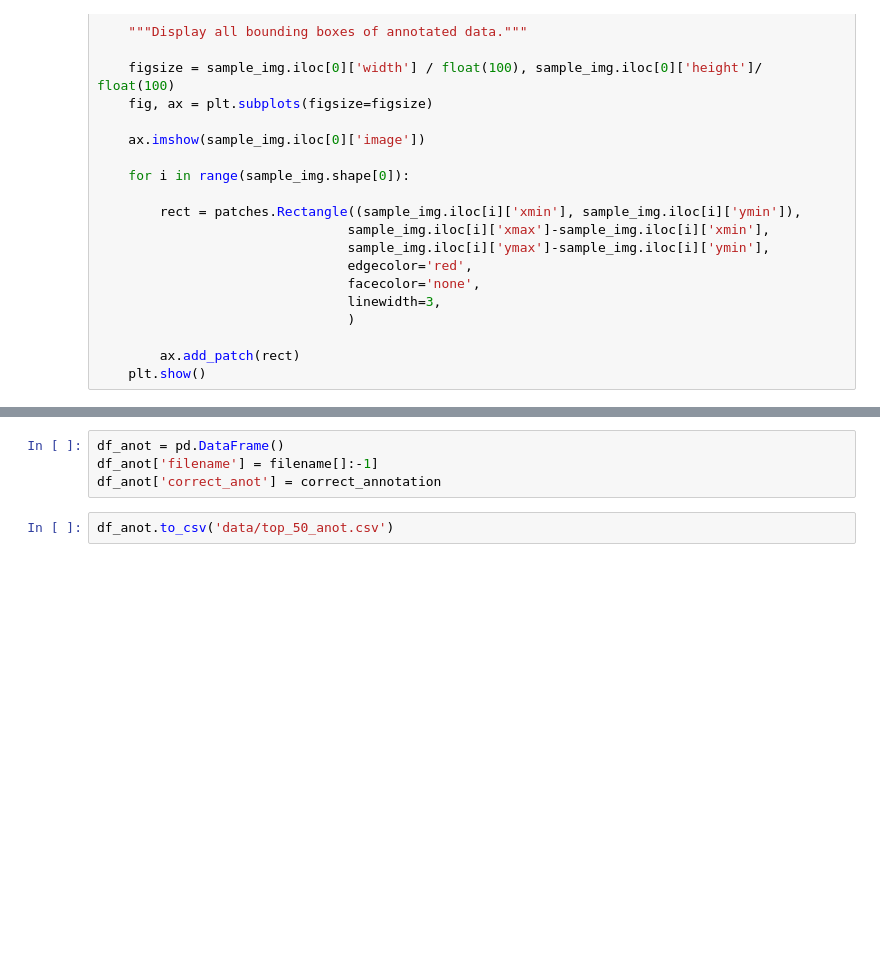
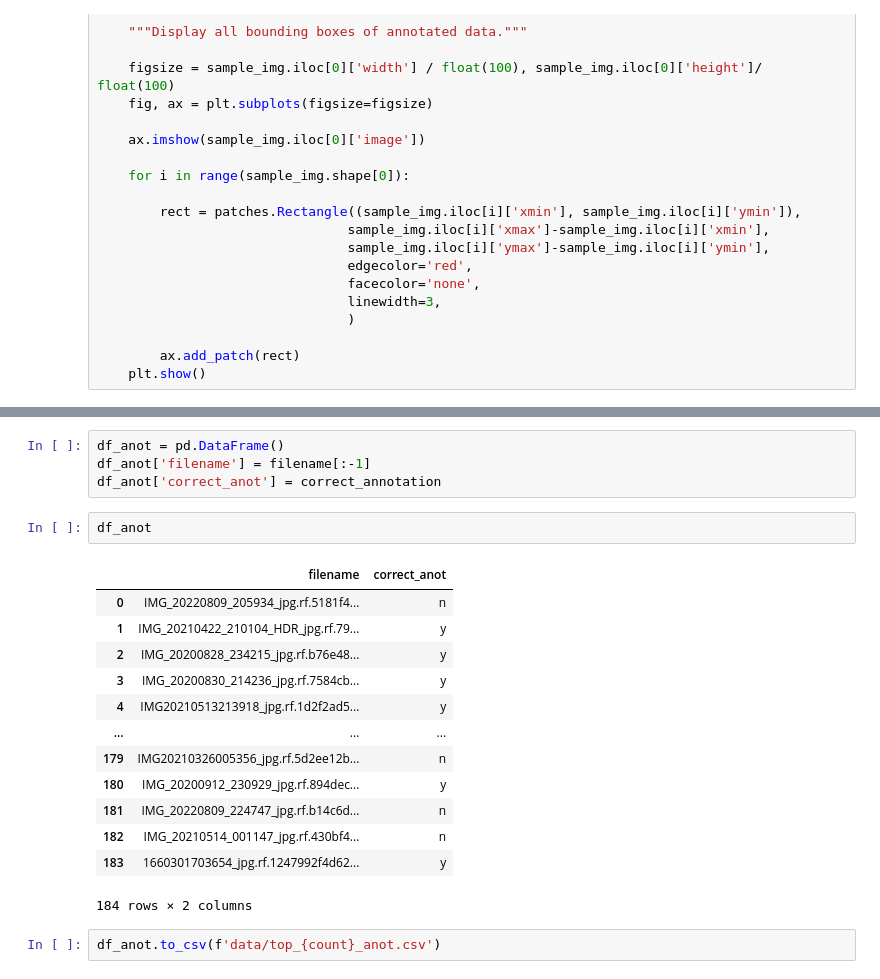
Before and after one commit to nathanaeljost/Chesspiece-Detection, a Jupyter notebook: check_annotations.ipynb, the cells around one changed output, grey strips where cells are left out. Saved outputs shown, nothing was run; the diff lists cells and outputs as text; blank space fills up the shorter version.

```diff
--- a/check_annotations.ipynb
+++ b/check_annotations.ipynb
@@ -69,6 +71,22 @@ for i in range(len(sample_pictures_50_top)):
 # %%
 df_anot = pd.DataFrame()
-df_anot['filename'] = filename[]:-1]
+df_anot['filename'] = filename[:-1]
 df_anot['correct_anot'] = correct_annotation
+# %%
+df_anot
+# %% [output]
+|  | filename | correct_anot |
+| 0 | IMG_20220809_205934_jpg.rf.5181f4... | n |
+| 1 | IMG_20210422_210104_HDR_jpg.rf.79... | y |
+| 2 | IMG_20200828_234215_jpg.rf.b76e48... | y |
+| 3 | IMG_20200830_214236_jpg.rf.7584cb... | y |
+| 4 | IMG20210513213918_jpg.rf.1d2f2ad5... | y |
+| ... | ... | ... |
+| 179 | IMG20210326005356_jpg.rf.5d2ee12b... | n |
+| 180 | IMG_20200912_230929_jpg.rf.894dec... | y |
+| 181 | IMG_20220809_224747_jpg.rf.b14c6d... | n |
+| 182 | IMG_20210514_001147_jpg.rf.430bf4... | n |
+| 183 | 1660301703654_jpg.rf.1247992f4d62... | y |
+184 rows × 2 columns
 # %%
-df_anot.to_csv('data/top_50_anot.csv')
+df_anot.to_csv(f'data/top_{count}_anot.csv')
```
Also changed, not shown: parts of 1 cell of this notebook, 2 other files.
